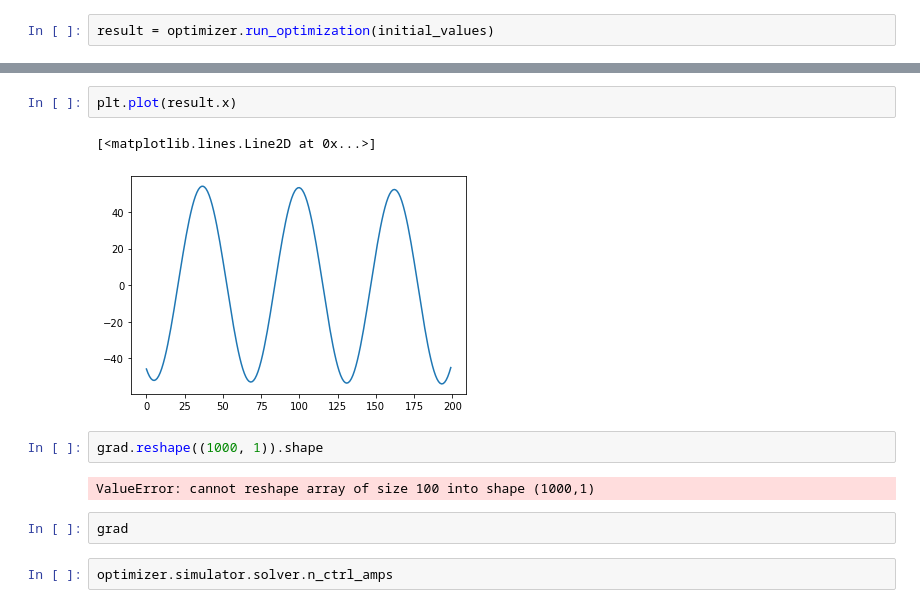
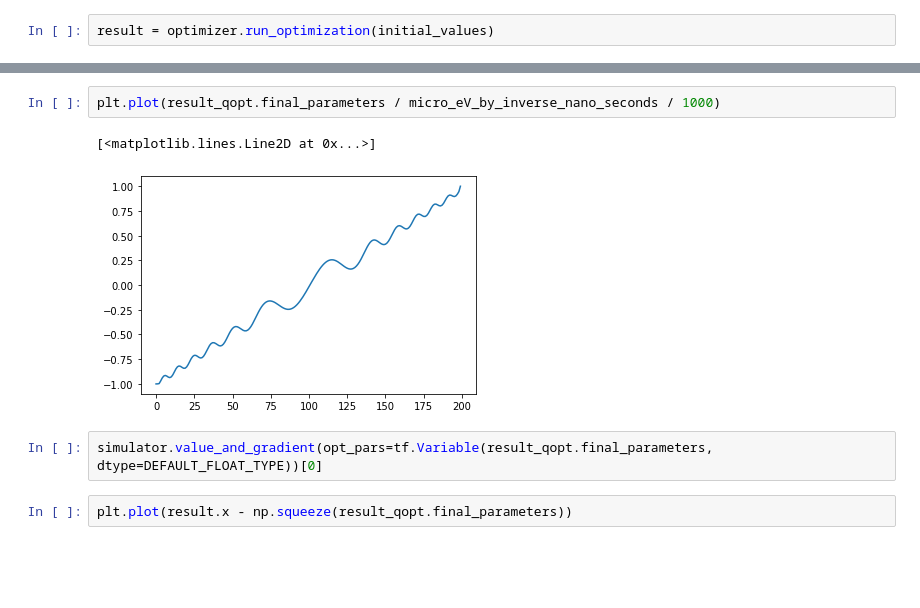
Before and after one commit to qutech/qopt, a Jupyter notebook: temp/tensorflow/LZ_benchmark.ipynb, the cells around one changed output, grey strips where cells are left out. Drawn from its saved outputs; the diff is of its cells as text; blank space fills up the shorter version.

```diff
--- a/temp/tensorflow/LZ_benchmark.ipynb
+++ b/temp/tensorflow/LZ_benchmark.ipynb
@@ -110,13 +183,9 @@ result = optimizer.run_optimization(initial_values)
+# %%
+plt.plot(result_qopt.final_parameters / micro_eV_by_inverse_nano_seconds / 1000)
+# %% [output]
+[<matplotlib.lines.Line2D at 0x...>]
+[figure, added]
+# %%
+simulator.value_and_gradient(opt_pars=tf.Variable(result_qopt.final_parameters, dtype=DEFAULT_FLOAT_TYPE))[0]
 # %%
-plt.plot(result.x)
+plt.plot(result.x - np.squeeze(result_qopt.final_parameters))
-# %% [output]
-[<matplotlib.lines.Line2D at 0x...>]
-[figure, removed]
-# %%
-grad.reshape((1000, 1)).shape
-# %% [output]
-ValueError: cannot reshape array of size 100 into shape (1000,1)
-# %%
-grad
-# %%
-optimizer.simulator.solver.n_ctrl_amps
```
Also changed, not shown: parts of 13 cells of this notebook, 3 other files.
